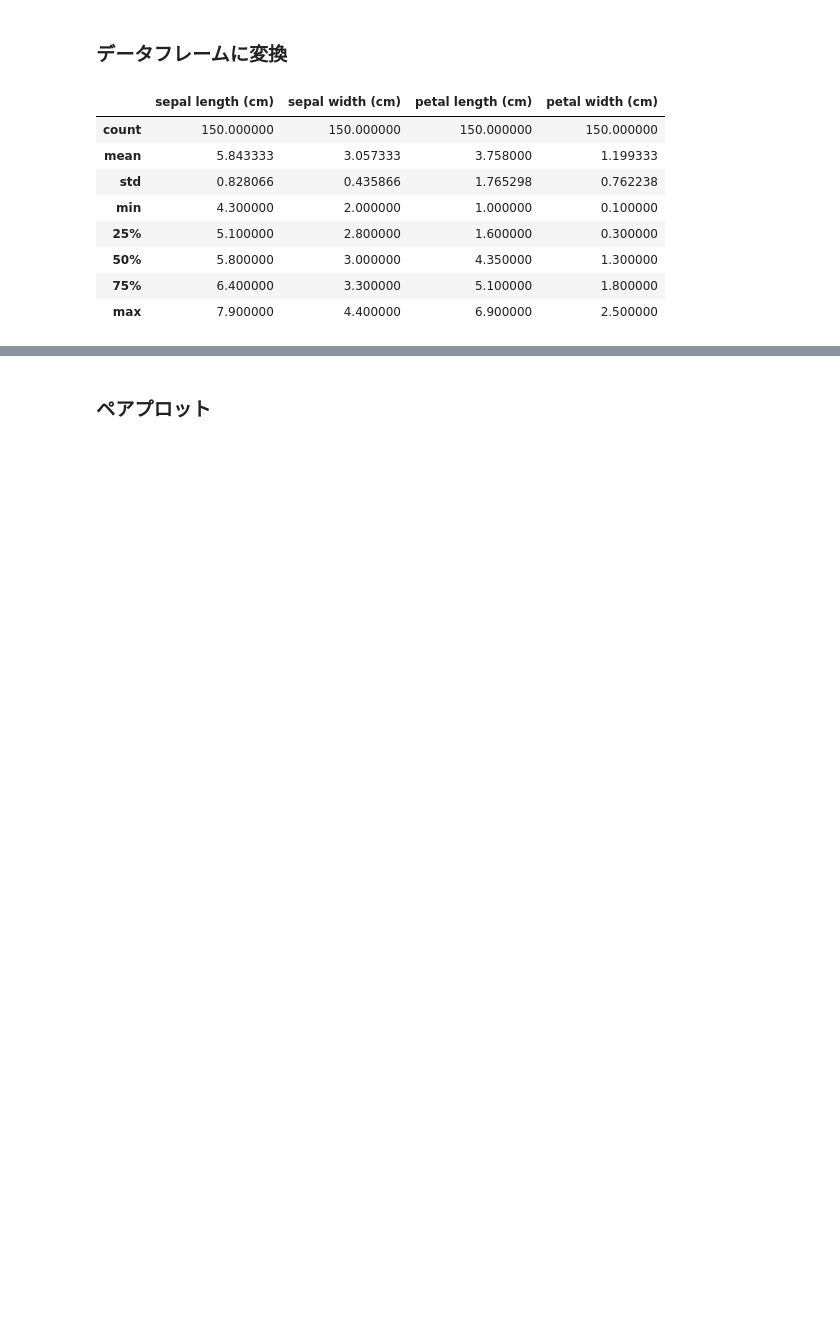
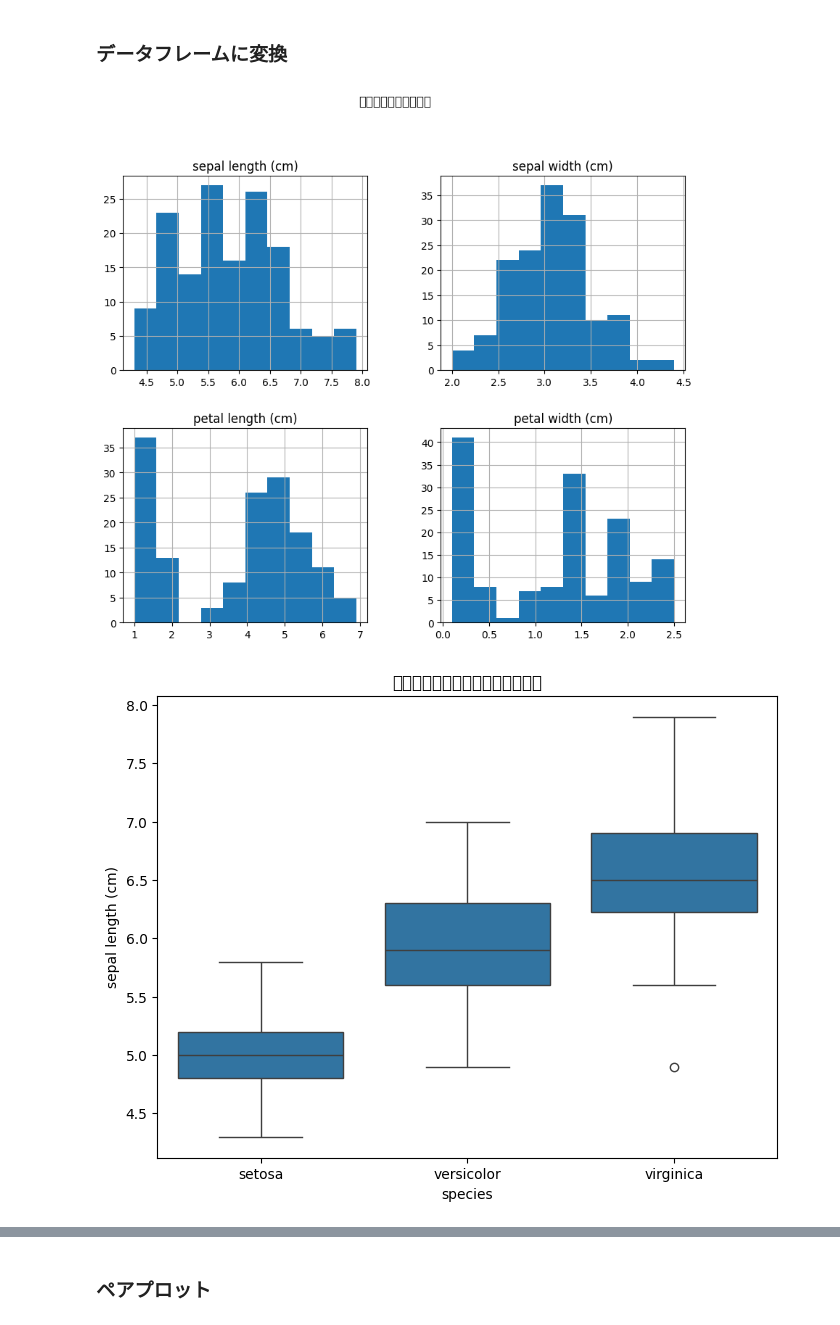
Before and after one commit to henka-d87tg83ic2/ML_Utils_Collection, a Jupyter notebook: f_PR_kNN2_cb.ipynb, the cells around one changed output, grey strips where cells are left out. Drawn from its saved outputs; the diff is of its cells as text; code cells hidden in the pictures; blank space fills up the shorter version.

```diff
--- a/f_PR_kNN2_cb.ipynb
+++ b/f_PR_kNN2_cb.ipynb
@@ -58,18 +226,44 @@ print(iris.target) # ラベルをすべて表示
 # %% [markdown]
 ### データフレームに変換
-# %%
-import pandas as pd # データ解析モジュール
-
-df_iris = pd.DataFrame(iris.data, columns=iris.feature_names) # irisのdataをデータフレーム形式に変換
-df_iris['species'] = [iris.target_names[i] for i in iris.target] # irisのtargetを、データフレームに、speciesという属性名で追加
-df_iris.describe() # データの概要
-# %% [output]
-|  | sepal length (cm) | sepal width (cm) | petal length (cm) | petal width (cm) |
-| count | 150.000000 | 150.000000 | 150.000000 | 150.000000 |
-| mean | 5.843333 | 3.057333 | 3.758000 | 1.199333 |
-| std | 0.828066 | 0.435866 | 1.765298 | 0.762238 |
-| min | 4.300000 | 2.000000 | 1.000000 | 0.100000 |
-| 25% | 5.100000 | 2.800000 | 1.600000 | 0.300000 |
-| 50% | 5.800000 | 3.000000 | 4.350000 | 1.300000 |
-| 75% | 6.400000 | 3.300000 | 5.100000 | 1.800000 |
-| max | 7.900000 | 4.400000 | 6.900000 | 2.500000 |
+# %%
+import pandas as pd # データ解析モジュール
+
+df_iris = pd.DataFrame(iris.data, columns=iris.feature_names) # irisのdataをデータフレーム形式に変換
+df_iris['species'] = [iris.target_names[i] for i in iris.target] # irisのtargetを、データフレームに、speciesという属性名で追加
+df_iris.describe() # データの概要
+
+#-----------------------
+import matplotlib.pyplot as plt
+import seaborn as sns
+
+# 1. ヒストグラム
+df_iris.hist(figsize=(10,8))
+plt.suptitle("特徴量のヒストグラム", y=1.02)
+plt.show()
+
+# 2. 箱ひげ図（例: がく片の長さ）
+plt.figure(figsize=(8,6))
+sns.boxplot(data=df_iris, x="species", y="sepal length (cm)")
+plt.title("がく片の長さの分布（種別ごと）")
+plt.show()
+
+# 3. 散布図行列 (pairplot)
+sns.pairplot(df_iris, hue="species", diag_kind="kde")
+plt.suptitle("Iris データの散布図行列", y=1.02)
+plt.show()
+
+# 4. 相関ヒートマップ
+plt.figure(figsize=(8,6))
+corr = df_iris.iloc[:,:4].corr()
+sns.heatmap(corr, annot=True, cmap="coolwarm", fmt=".2f")
+plt.title("特徴量間の相関ヒートマップ")
+plt.show()
+
+# 5. 花弁の長さと幅の散布図
+plt.figure(figsize=(6,5))
+sns.scatterplot(data=df_iris, x="petal length (cm)", y="petal width (cm)", hue="species", style="species", s=100)
+plt.title("花弁の長さと幅による分類可視化")
+plt.show()
+# %% [output]
+[figure, added]
+[figure, added]
```
Also changed, not shown: parts of 13 cells of this notebook.
